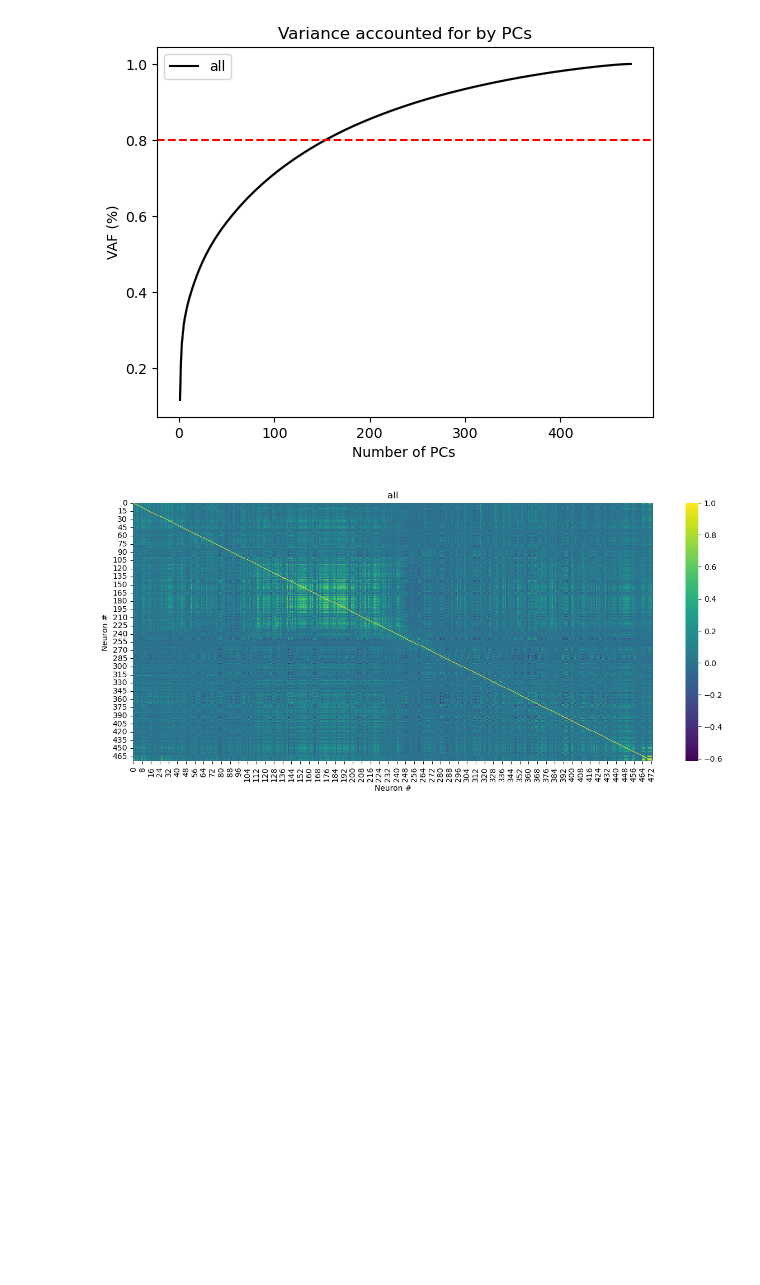
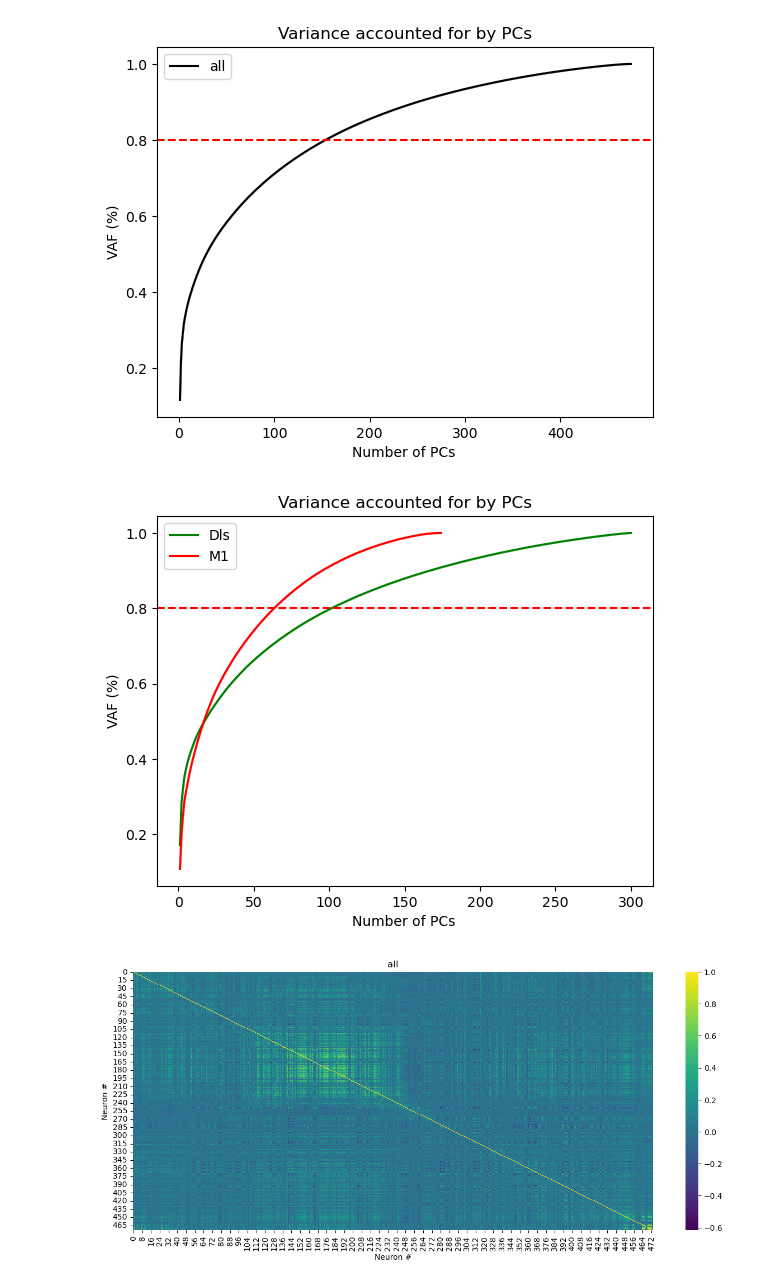
Before and after one commit to martinesparza/earthquake-analysis, a Jupyter notebook: notebooks/M044_2024_12_04_09_30_ioana.ipynb, the cells around one changed output. Cells and saved outputs as stored; diff of their text form; code cells hidden in the pictures; blank space fills up the shorter version.

Commit message:
edit plot_VAF to take areas as a dict

```diff
--- a/notebooks/M044_2024_12_04_09_30_ioana.ipynb
+++ b/notebooks/M044_2024_12_04_09_30_ioana.ipynb
@@ -66,3 +108,11 @@ dt.plot_VAF(ax = ax, data_list = data_list, areas = areas, n_components = n_comp
+# %%
+areas = {"Dls": (0,300), 'M1': (300, 474)}
+# %%
+# VAF for each area in areas list, averaged across sessions in data_list, with shaded errorbars.
+fig, ax = plt.subplots()
+plot_VAF(ax = ax, data_list = data_list, areas = areas, n_components = n_components, epoch = epoch, model = model)
+# %% [output]
+[figure, added]
 # %%
 # Pairwise correlation for one session for each area in areas list
 fig, axes = plt.subplots(1, len(areas), figsize=(15, 6))
```
Also changed, not shown: parts of 2 cells of this notebook.
